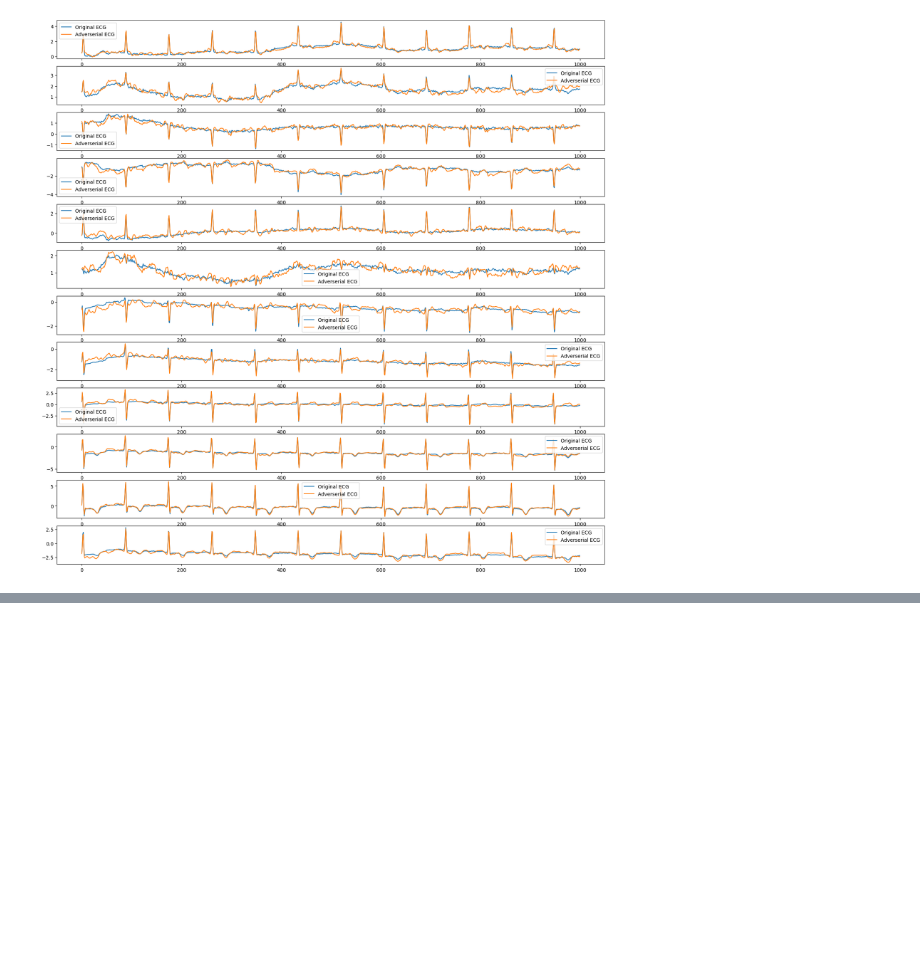
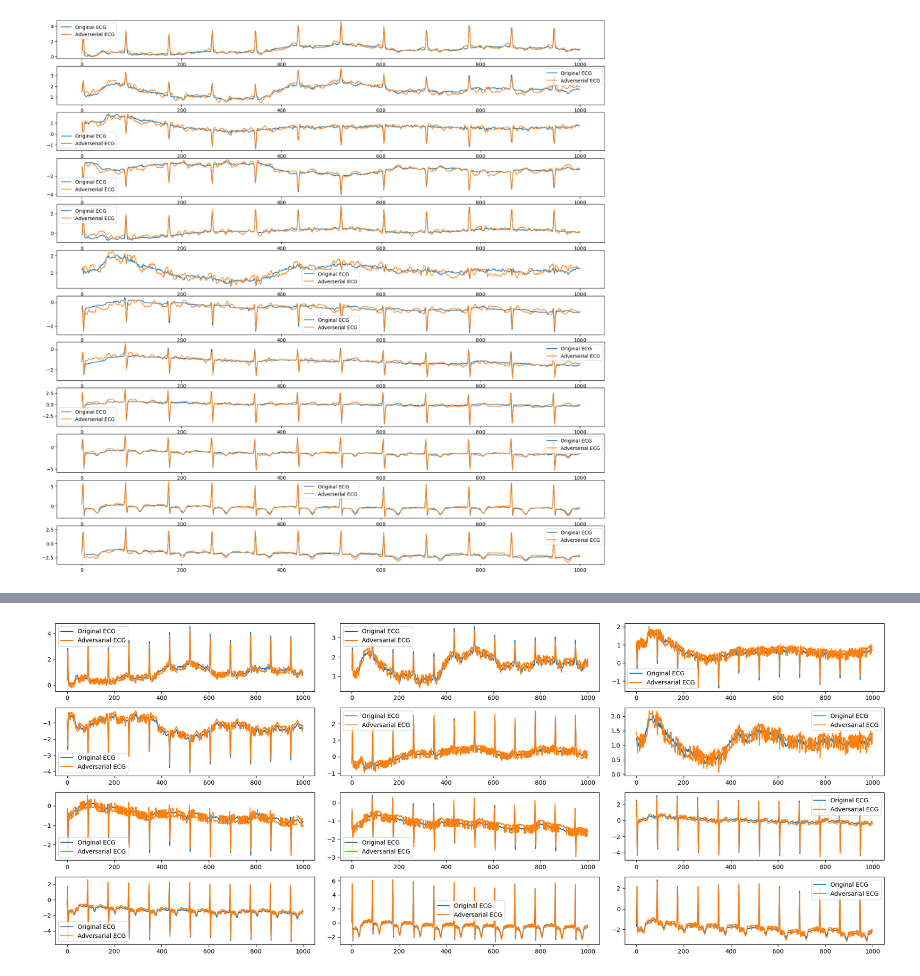
Before and after one commit to Amila999/ChagasXAI, a Jupyter notebook: NSTEMI_ECG.ipynb, the cells around one changed output, grey strips where cells are left out. Cells and saved outputs as stored; diff of their text form; code cells hidden in the pictures; blank space fills up the shorter version.

```diff
--- a/NSTEMI_ECG.ipynb
+++ b/NSTEMI_ECG.ipynb
@@ -345,0 +365,13 @@ for i in range(12):
+# %%
+def binary_crossentropy_loss(labels, logits):
+    loss_fn = tf.keras.losses.BinaryCrossentropy(from_logits=True)
+    return loss_fn(y_true=labels, y_pred=logits)
+# %%
+epsilon = 0.2
+adv_x_test = fast_gradient_method(
+    model,
+    input_tensor,
+    epsilon,
+    np.inf,
+    loss_fn=binary_crossentropy_loss
+)
@@ -345,0 +385,12 @@ for i in range(12):
+# %%
+# Visualize original vs. adversarial ECG signals
+plt.figure(figsize=(20, 8))
+for i in range(12):
+    plt.subplot(4, 3, i + 1)
+    plt.plot(input_tensor[0][:, i], label="Original ECG")
+    plt.plot(adv_x_test[0][:, i], label="Adversarial ECG")
+    plt.legend()
+plt.tight_layout()
+plt.show()
+# %% [output]
+[figure, added]
```
Also changed, not shown: parts of 19 cells of this notebook.
